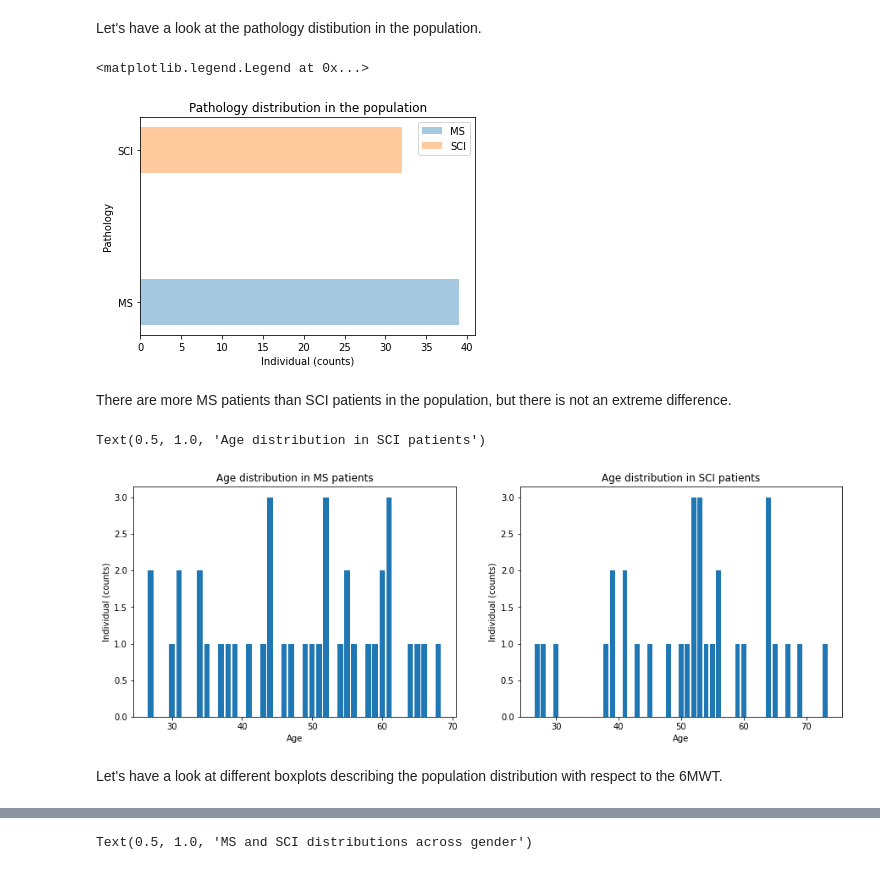
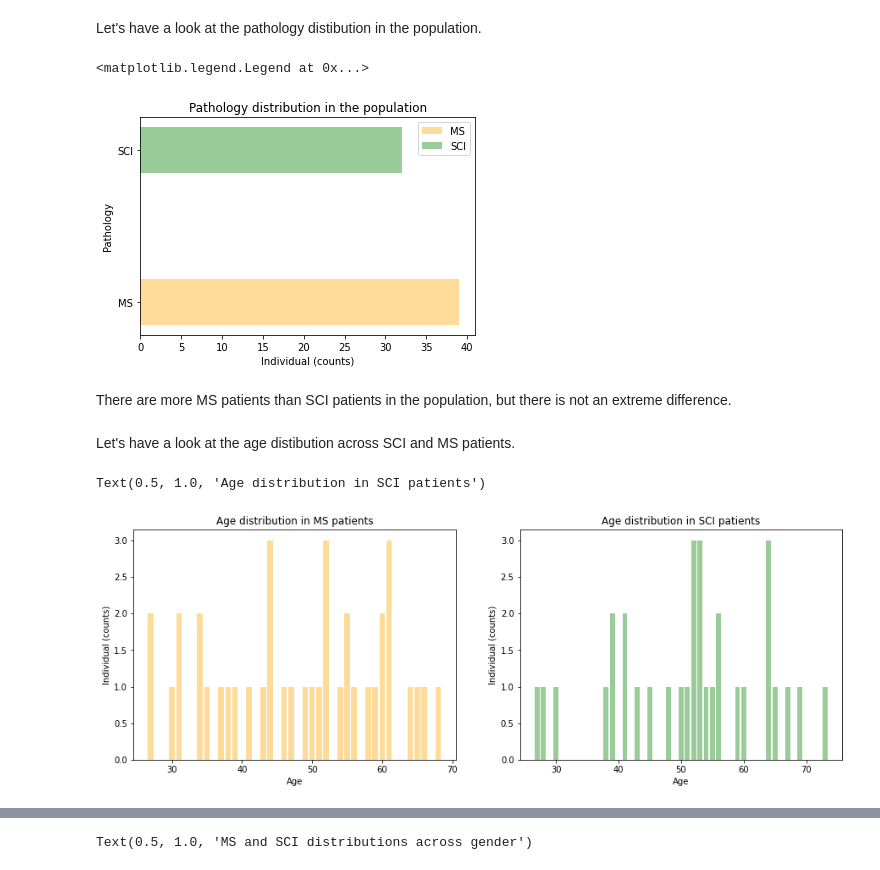
Before and after one commit to paulinegut/Gait-analysis, a Jupyter notebook: FinalProject_6MWTprediction.ipynb, the cells around one changed output, grey strips where cells are left out. Cells and saved outputs as stored; diff of their text form; code cells hidden in the pictures.

```diff
--- a/FinalProject_6MWTprediction.ipynb
+++ b/FinalProject_6MWTprediction.ipynb
@@ -151,22 +151,24 @@ Let's have a look at the pathology distibution in the population.
 # %%
 MS  = demographics['Pathology'] == 'MS'
 MS_coutns = demographics[MS]['Pathology'].value_counts()
 
 SCI  = demographics['Pathology'] == 'SCI'
 SCI_coutns = demographics[SCI]['Pathology'].value_counts()
 
 width=0.3
-plt.barh(MS_coutns.index, MS_coutns.values, width, alpha=0.4, label = 'MS')
-plt.barh(SCI_coutns.index, SCI_coutns.values, width, alpha=0.4, label = 'SCI')
+plt.barh(MS_coutns.index, MS_coutns.values, width, alpha=0.4, color = 'orange', label = 'MS')
+plt.barh(SCI_coutns.index, SCI_coutns.values, width, alpha=0.4, color = 'green', label = 'SCI')
 plt.ylabel('Pathology')
 plt.xlabel('Individual (counts)')
 plt.title('Pathology distribution in the population')
 plt.legend()
 # %% [output]
 <matplotlib.legend.Legend at 0x...>
-[figure, old version]
+[figure, new version]
 # %% [markdown]
 There are more MS patients than SCI patients in the population, but there is not an extreme difference.
+# %% [markdown]
+Let's have a look at the age distibution across SCI and MS patients.
 # %%
 MS  = demographics['Pathology'] == 'MS'
 MS_coutns = demographics[MS]['Age '].value_counts()
@@ -176,18 +178,16 @@ SCI_coutns = demographics[SCI]['Age '].value_counts()
 
 plt.figure(figsize = (15,5))
 plt.subplot(1,2,1)
-plt.bar(MS_coutns.index, MS_coutns.values)
+plt.bar(MS_coutns.index, MS_coutns.values, alpha=0.4, color = 'orange')
 plt.xlabel('Age')
 plt.ylabel('Individual (counts)')
 plt.title('Age distribution in MS patients')
 
 plt.subplot(1,2,2)
-plt.bar(SCI_coutns.index, SCI_coutns.values)
+plt.bar(SCI_coutns.index, SCI_coutns.values, alpha=0.4, color = 'green')
 plt.xlabel('Age')
 plt.ylabel('Individual (counts)')
 plt.title('Age distribution in SCI patients')
 # %% [output]
 Text(0.5, 1.0, 'Age distribution in SCI patients')
-[figure, old version]
+[figure, new version]
-# %% [markdown]
-Let's have a look at different boxplots describing the population distribution with respect to the 6MWT.
```
Also changed, not shown: parts of 18 cells of this notebook.
